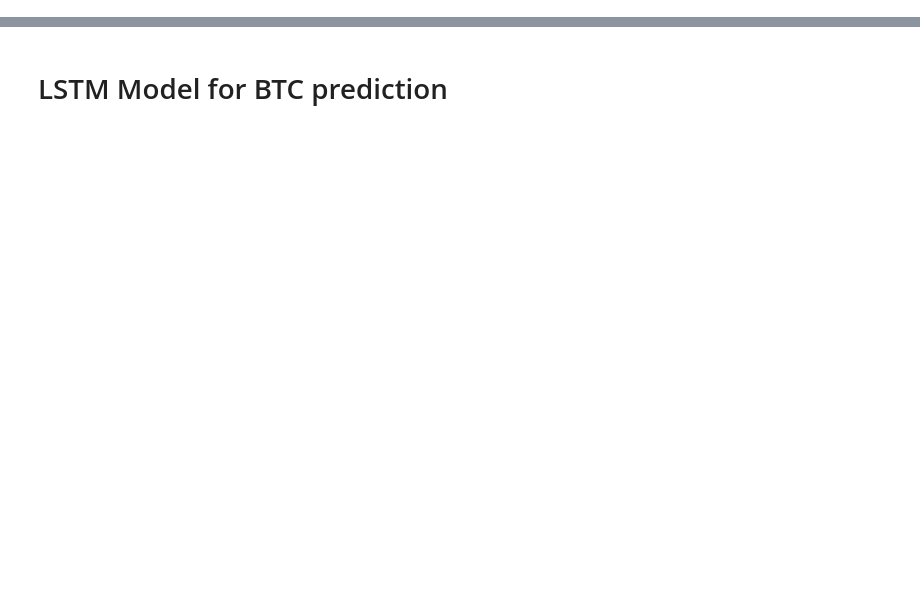
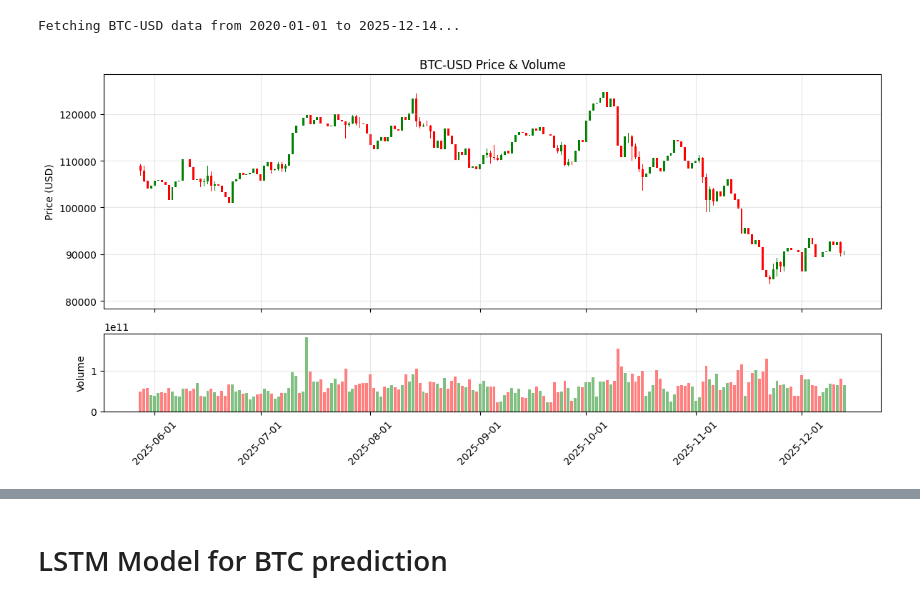
Before and after one commit to AMBehroozi/Crypto_Movement_Prediction_Ml, a Jupyter notebook: start.ipynb, the cells around one changed output, grey strips where cells are left out. Saved outputs shown, nothing was run; the diff lists cells and outputs as text; code cells hidden in the pictures; blank space fills up the shorter version.

```diff
--- a/start.ipynb
+++ b/start.ipynb
@@ -4,13 +4,13 @@ from includes.technical_indicators import calculate_rsi, calculate_macd, calcula
 # %%
-start = "2001-01-01"
+start = "2020-01-01"
 end = "2025-12-14"
-
-
-
 
 btc_data = get_crypto_data("BTC-USD", start_date=start, end_date=end)
 subset = btc_data.tail(200)
 plot_crypto(subset)
+# %% [output]
+Fetching BTC-USD data from 2020-01-01 to 2025-12-14...
+[figure, added]
 # %%
 btc_data['RSI'] = calculate_rsi(btc_data)
 
```
Also changed, not shown: parts of 17 cells of this notebook, 16 other files.
